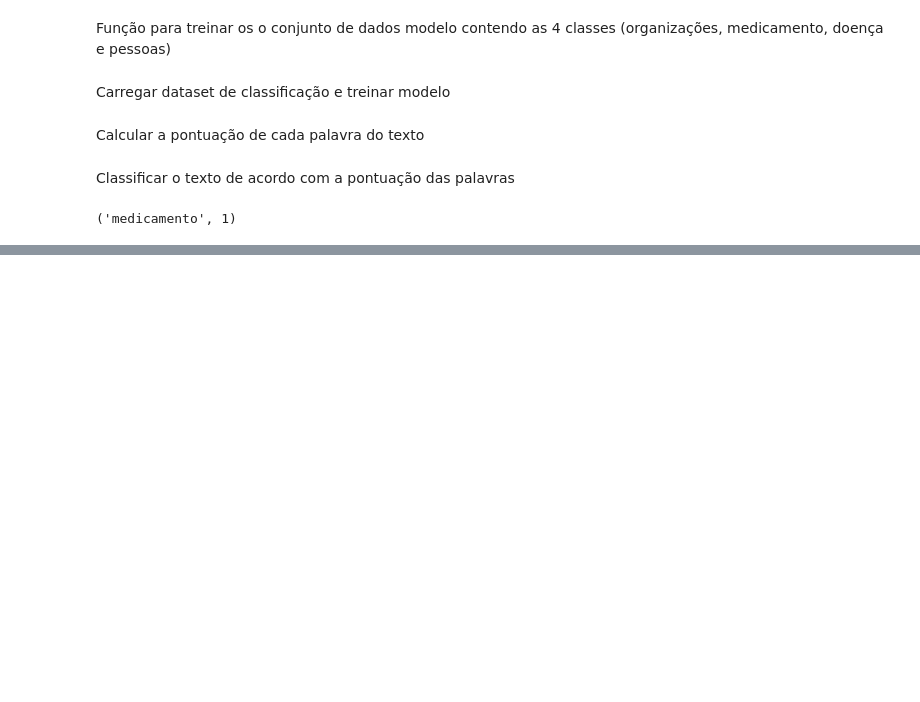
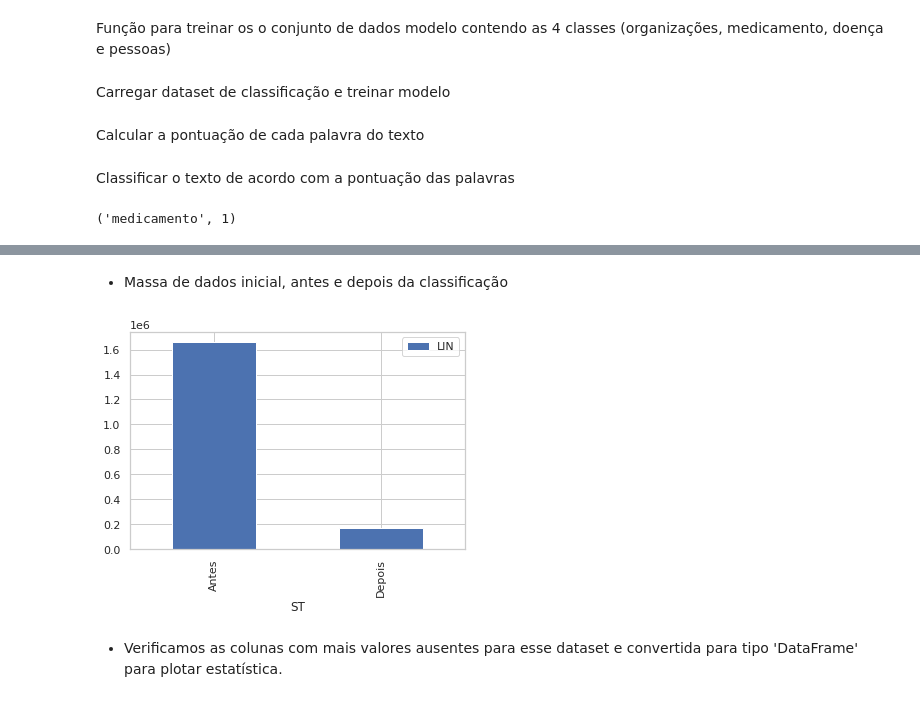
Before and after one commit to wfsilva-uea/progciedados-covid, a Jupyter notebook: tweet_covid.ipynb, the cells around one changed output, grey strips where cells are left out. Saved outputs shown, nothing was run; the diff lists cells and outputs as text; code cells hidden in the pictures; blank space fills up the shorter version.

Commit message:
Carregando dataset e extrair Duvidas.db

```diff
--- a/tweet_covid.ipynb
+++ b/tweet_covid.ipynb
@@ -126,0 +135,3 @@ classifique("""Cloroquina faz mal pra saude?""")
+# %%
+duvidas = df['texto'].apply(lambda t: t if '?' in t else None).notnull()
+DuvidasDB = df[duvidas]
@@ -126,0 +149,3 @@ classifique("""Cloroquina faz mal pra saude?""")
+# %%
+DuvidasDB['pergunta'] = ''
+DuvidasDB['classe'] = ''
@@ -126,0 +154,3 @@ classifique("""Cloroquina faz mal pra saude?""")
+# %%
+from nltk import tokenize
+DuvidasDB['texto'] = DuvidasDB['texto'].apply(tokenize.sent_tokenize)
@@ -126,0 +159,12 @@ classifique("""Cloroquina faz mal pra saude?""")
+# %%
+for idx, data in DuvidasDB.iterrows():
+  classes = set()
+  perguntas = set()
+  for texto in data['texto']:
+    if '?' in texto:
+      cls, _ = classifique(texto)
+      classes.add(cls)
+      perguntas.add(texto)
+
+  DuvidasDB.at[idx, 'classe'] = classes
+  DuvidasDB.at[idx, 'pergunta'] = perguntas
@@ -126,0 +187,16 @@ classifique("""Cloroquina faz mal pra saude?""")
+# %% [markdown]
+* Massa de dados inicial, antes e depois da classificação
+# %%
+# Cast funçao 'shape'
+a = ('Antes',) + df.shape
+d = ('Depois',) + DuvidasDB.shape
+cord = (a, d)
+s = pd.DataFrame(cord, index=[0, 1], columns=["ST","LIN", "COL"])
+#plotanto estatistica antes e depois
+plot_shape =  s[['ST','LIN']]
+plot_shape.plot(kind='bar',x='ST',y='LIN')
+plt.show()
+# %% [output]
+[figure, added]
+# %% [markdown]
+* Verificamos as colunas com mais valores ausentes para esse dataset e convertida para tipo 'DataFrame' para plotar estatística.
```
Also changed, not shown: parts of 53 cells of this notebook.
